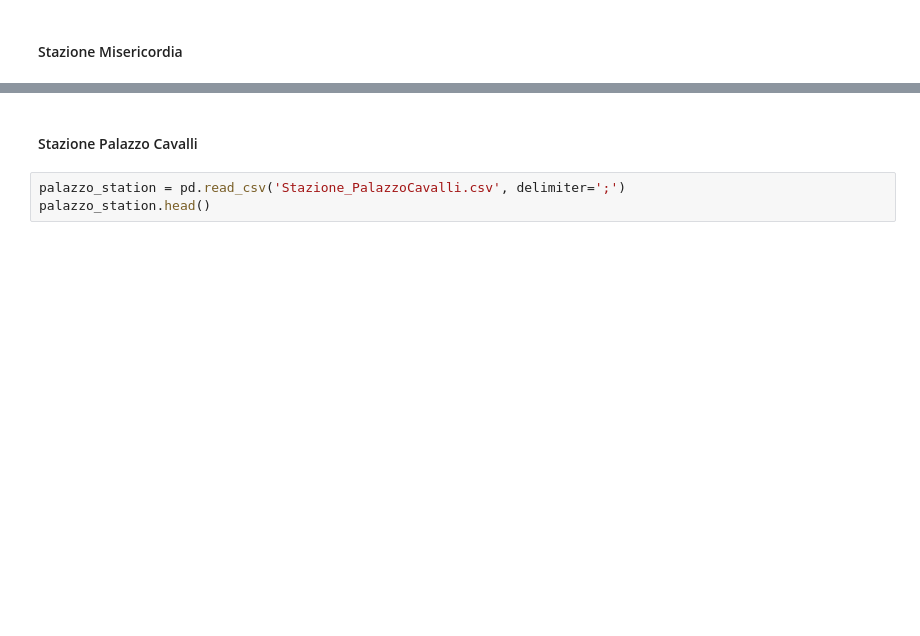
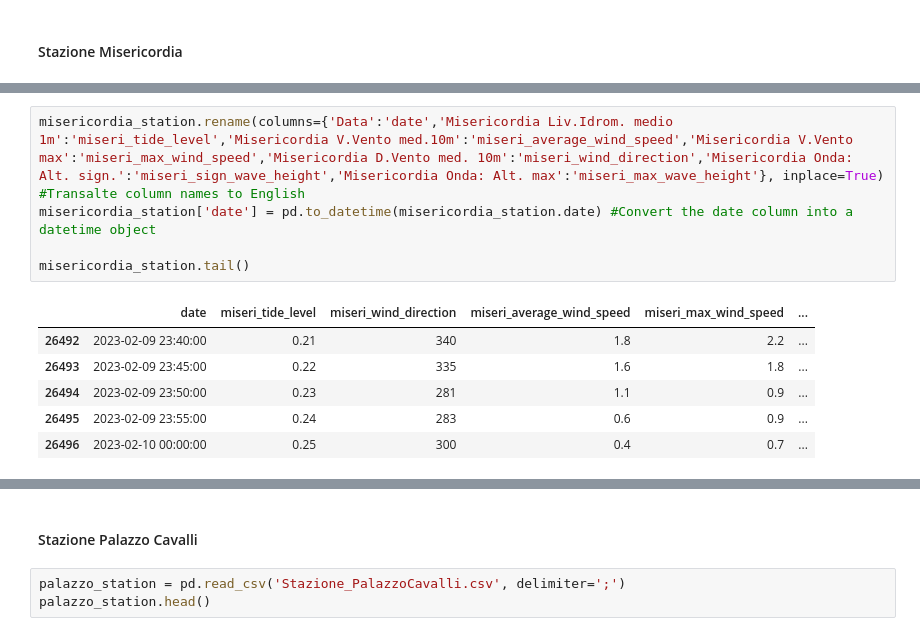
Before and after one commit to cyrilmichino/venice-meteo-analysis, a Jupyter notebook: notebook.ipynb, the cells around one changed output, grey strips where cells are left out. Cells and saved outputs as stored; diff of their text form; blank space fills up the shorter version.

```diff
--- a/notebook.ipynb
+++ b/notebook.ipynb
@@ -321,3 +338,15 @@ misericordia_station.head()
 | 2 | 2022-11-10 00:10:00 | 0.71 | 13 | 3.2 | 3.9 | ... |
 | 3 | 2022-11-10 00:15:00 | 0.71 | 11 | 3.3 | 4.0 | ... |
 | 4 | 2022-11-10 00:20:00 | 0.71 | 29 | 3.3 | 3.8 | ... |
+# %%
+misericordia_station.rename(columns={'Data':'date','Misericordia Liv.Idrom. medio 1m':'miseri_tide_level','Misericordia V.Vento med.10m':'miseri_average_wind_speed','Misericordia V.Vento max':'miseri_max_wind_speed','Misericordia D.Vento med. 10m':'miseri_wind_direction','Misericordia Onda: Alt. sign.':'miseri_sign_wave_height','Misericordia Onda: Alt. max':'miseri_max_wave_height'}, inplace=True) #Transalte column names to English
+misericordia_station['date'] = pd.to_datetime(misericordia_station.date) #Convert the date column into a datetime object
+
+misericordia_station.tail()
+# %% [output]
+|  | date | miseri_tide_level | miseri_wind_direction | miseri_average_wind_speed | miseri_max_wind_speed | ... |
+| 26492 | 2023-02-09 23:40:00 | 0.21 | 340 | 1.8 | 2.2 | ... |
+| 26493 | 2023-02-09 23:45:00 | 0.22 | 335 | 1.6 | 1.8 | ... |
+| 26494 | 2023-02-09 23:50:00 | 0.23 | 281 | 1.1 | 0.9 | ... |
+| 26495 | 2023-02-09 23:55:00 | 0.24 | 283 | 0.6 | 0.9 | ... |
+| 26496 | 2023-02-10 00:00:00 | 0.25 | 300 | 0.4 | 0.7 | ... |
```
Also changed, not shown: parts of 6 cells of this notebook.
